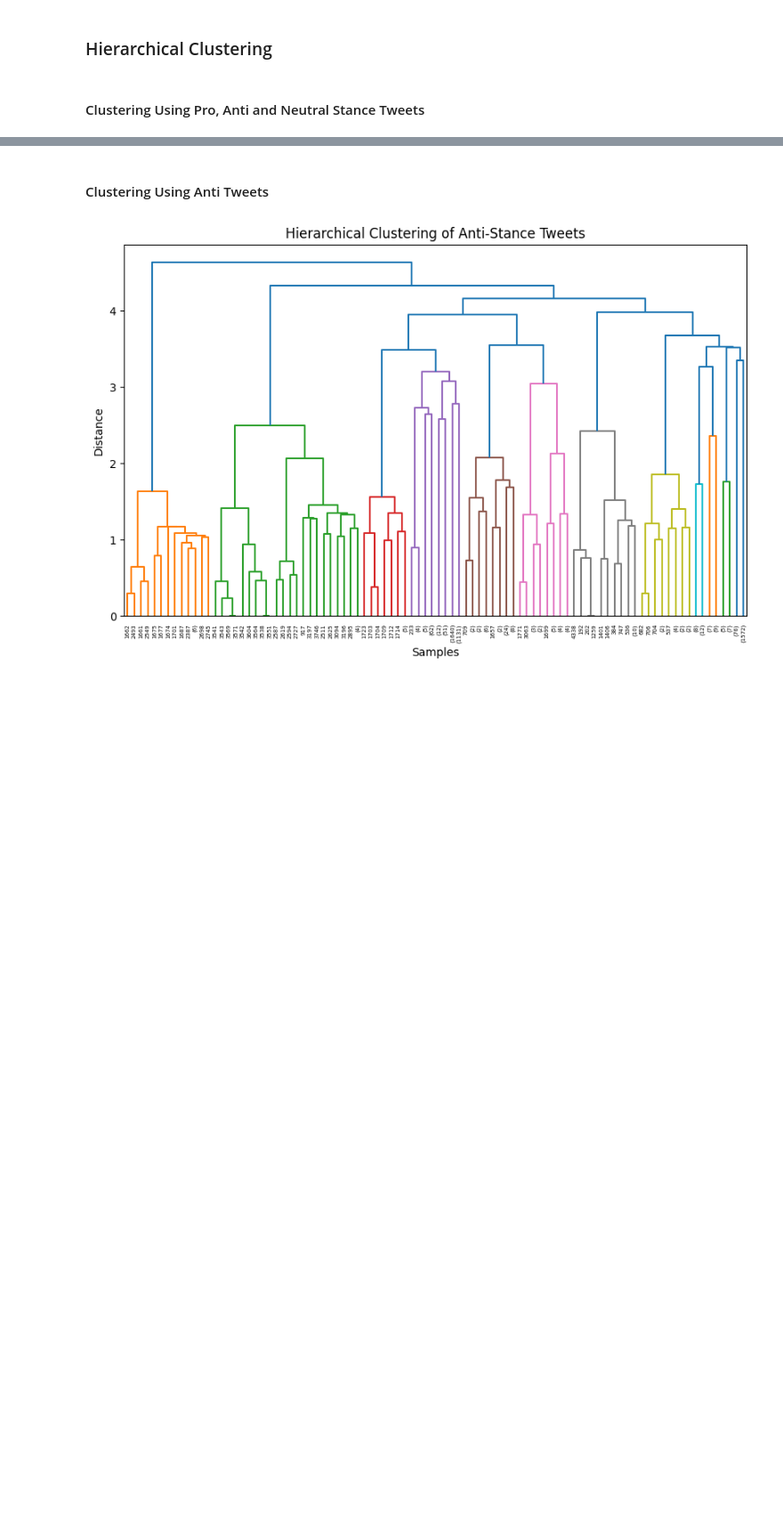
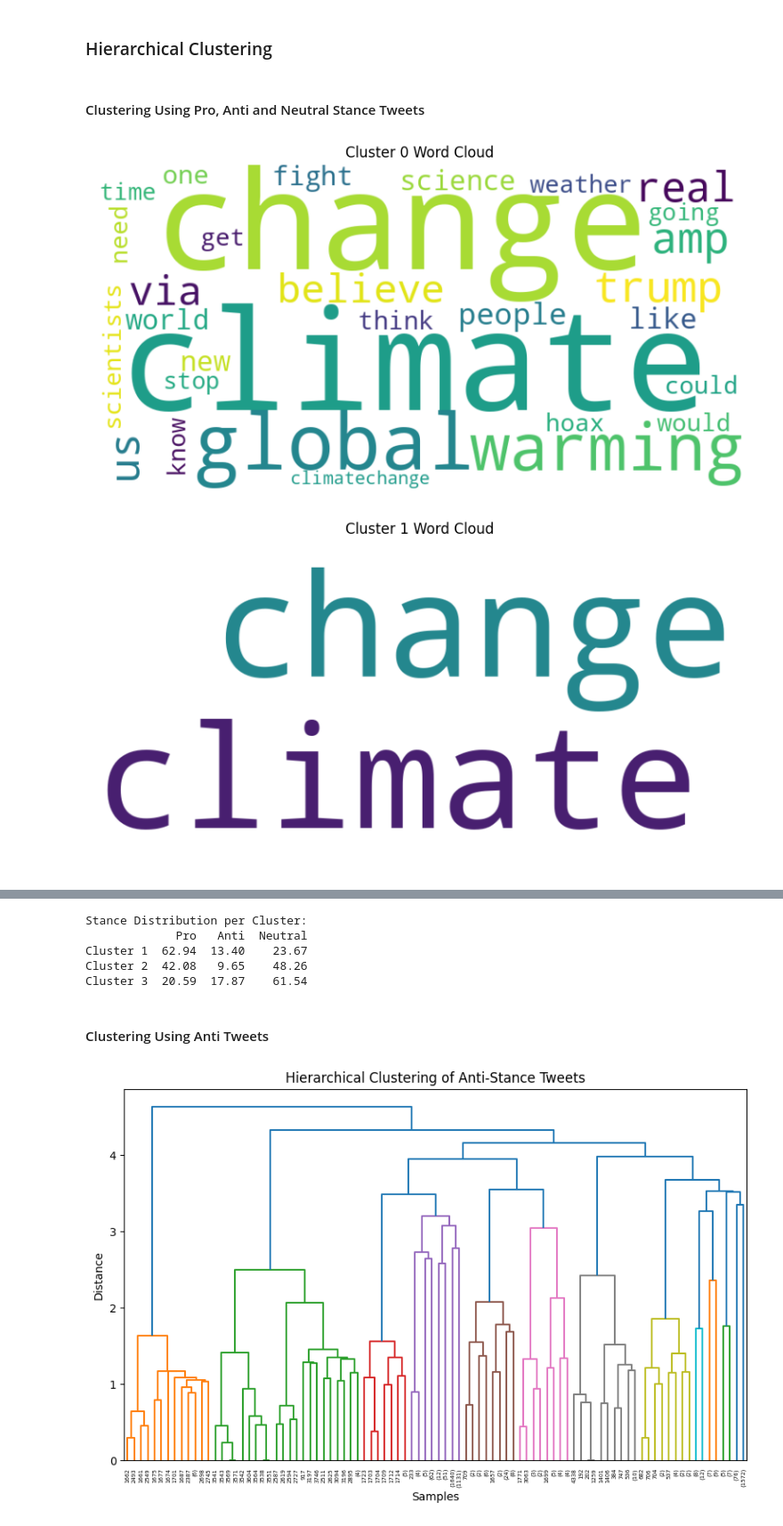
Before and after one commit to ramya1907/climate-change-tweets-analysis, a Jupyter notebook: climate_change_stance_analysis.ipynb, the cells around one changed output, grey strips where cells are left out. Shown at 89% size. Cells and saved outputs as stored; diff of their text form; code cells hidden in the pictures; blank space fills up the shorter version.

```diff
--- a/climate_change_stance_analysis.ipynb
+++ b/climate_change_stance_analysis.ipynb
@@ -819,20 +863,13 @@ combined_df.dropna(inplace=True)
 #### Clustering Using Pro, Anti and Neutral Stance Tweets
 # %%
 # tfidf_vectorizer = TfidfVectorizer(max_features = 100)
-tfidf_vectorizer = TfidfVectorizer(max_features = 500)
+# tfidf_vectorizer = TfidfVectorizer(max_features = 800)
+tfidf_vectorizer = TfidfVectorizer(max_features = 1000)
 tokenized_tweets = combined_df['tokenized_tweet'].tolist()
 tfidf_matrix = tfidf_vectorizer.fit_transform(tokenized_tweets)
 
 # Convert TF-IDF matrix to DataFrame
 X = pd.DataFrame(tfidf_matrix.toarray(), columns=tfidf_vectorizer.get_feature_names_out(), index = combined_df.index)
-
-clustering = AgglomerativeClustering(n_clusters = 4, linkage='ward')
-
-y_predA = clustering.fit_predict(X)
-
-pca = PCA(n_components=2, random_state=40)
-reduced_features = pca.fit_transform(X)
-
 linkage_matrix = linkage(X, method='ward')
 
 # Plot the dendrogram
@@ -843,30 +880,36 @@ plt.xlabel('Samples')
 plt.ylabel('Distance')
 plt.show()
 # %%
+clustering = AgglomerativeClustering(n_clusters = 3, linkage='ward', compute_full_tree='auto')
+y_predA = clustering.fit_predict(X)
+
 # Create a dictionary to store top terms for each cluster
 top_terms_per_cluster = {}
 
-for cluster_id in range(4):
+for cluster_id in range(3):
   # indices of data points in the current cluster
   cluster_indices = np.where(y_predA == cluster_id)[0]
 
   # TF-IDF scores for data points in the current cluster
   cluster_tfidf = X.iloc[cluster_indices]
 
   # Calculate mean TF-IDF scores for each term in the current cluster
   mean_tfidf_scores = cluster_tfidf.mean(axis=0)
 
   # Select top 30 terms based on mean TF-IDF scores
   top_terms = mean_tfidf_scores.nlargest(30)
 
   # Store top terms for the current cluster in the dictionary
   top_terms_per_cluster[cluster_id] = top_terms
 
 # Word clouds for each cluster
 for cluster_id, terms in top_terms_per_cluster.items():
   wordcloud = WordCloud(width=800, height=400, background_color='white').generate_from_frequencies(dict(terms))
   plt.figure(figsize=(10, 5))
   plt.imshow(wordcloud, interpolation='bilinear')
   plt.title(f'Cluster {cluster_id} Word Cloud')
   plt.axis('off')
   plt.show()
+# %% [output]
+[figure, added]
+[figure, added]
@@ -874,7 +918,7 @@ for cluster_id, terms in top_terms_per_cluster.items():
 # Calculate the percentage of pro, anti, and neutral tweets in each cluster
 cluster_stance_counts = {}
 
-for cluster_id in range(30):
+for cluster_id in range(3):
 
     cluster_indices = np.where(y_predA == cluster_id)[0]
 
@@ -898,6 +942,12 @@ for cluster_id in range(30):
 stance_distribution_df = pd.DataFrame.from_dict(cluster_stance_counts, orient='index')
 print("Stance Distribution per Cluster:")
 print(stance_distribution_df)
+# %% [output]
+Stance Distribution per Cluster:
+             Pro   Anti  Neutral
+Cluster 1  62.94  13.40    23.67
+Cluster 2  42.08   9.65    48.26
+Cluster 3  20.59  17.87    61.54
 # %% [markdown]
 #### Clustering Using Anti Tweets
 # %%
```
Also changed, not shown: parts of 27 cells of this notebook.
